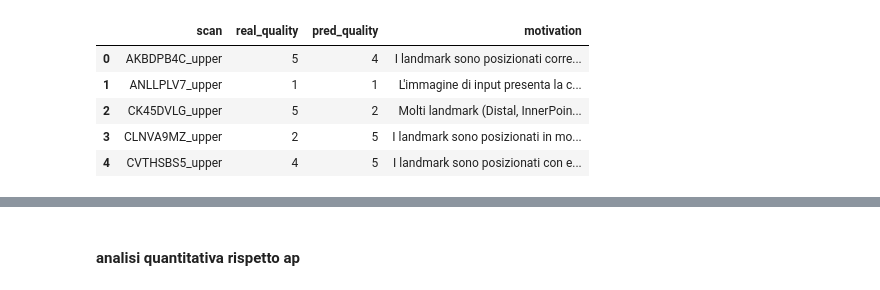
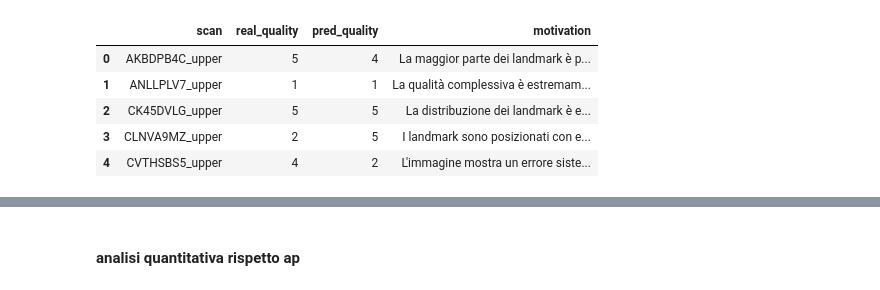
Before and after one commit to aleds96/multi_agent_evaluation_on_intraoral_3D_scans, a Jupyter notebook: notebook/single_agent_arc_eval__4.ipynb, the cells around one changed output, grey strips where cells are left out. Saved outputs shown, nothing was run; the diff lists cells and outputs as text; code cells hidden in the pictures.

```diff
--- a/notebook/single_agent_arc_eval__4.ipynb
+++ b/notebook/single_agent_arc_eval__4.ipynb
@@ -19,34 +23,36 @@ PROJECT ROOT ==> c:\Users\aless\Tesi_Msc\multi_agent_evaluation_on_intraoral_3D_
 # %%
 EXP_ID = "exp_v1_single_agent__20260912_223810"
 EXP_ID = "exp_v2_single_agent__20260912_234512"
 EXP_ID = "exp_v3_single_agent__20260913_010442"
 EXP_ID = "exp_v5_distthr_nocusp_single_agent__20260913_015842"
 EXP_ID = "exp_v8_wlv3_single_agent__20260913_153430"
 #EXP_ID = "exp_v2_single_agent__20260912_234512"
 EXP_ID="exp_v9_walllv_single_agent__20260913_160446"
+EXP_ID="exp_v10_walllv_onlyimgex_single_agent__20260919_171132"
+EXP_ID="exp_v11_walllv_noinputstat_single_agent_wf__20260919_190319"
 
 
 EXP_DIR = PROJECT_ROOT / "experiments" / EXP_ID
 OUTPUTS_PATH = EXP_DIR / "outputs.json"
 EVAL_PATH = EXP_DIR / "evaluation.json"
 CONFIG_PATH = EXP_DIR / "config.json"
 
 DATA_ROOT = PROJECT_ROOT / "dataset"
 SCANS = DATA_ROOT / "toothinstancenet_input"
 GT_ROOT = SCANS
 PRED_CSV = DATA_ROOT / "model_predictions" / "ynlab" / "predictions.csv"
 with open(OUTPUTS_PATH, "r") as f:
     outputs = json.load(f)
 
 experiment_outputs_df = pd.DataFrame(outputs)
 experiment_outputs_df.head()
 # %% [output]
 |  | scan | real_quality | pred_quality | motivation |
-| 0 | AKBDPB4C_upper | 5 | 4 | I landmark sono posizionati corre... |
-| 1 | ANLLPLV7_upper | 1 | 1 | L'immagine di input presenta la c... |
-| 2 | CK45DVLG_upper | 5 | 2 | Molti landmark (Distal, InnerPoin... |
-| 3 | CLNVA9MZ_upper | 2 | 5 | I landmark sono posizionati in mo... |
-| 4 | CVTHSBS5_upper | 4 | 5 | I landmark sono posizionati con e... |
+| 0 | AKBDPB4C_upper | 5 | 4 | La maggior parte dei landmark è p... |
+| 1 | ANLLPLV7_upper | 1 | 1 | La qualità complessiva è estremam... |
+| 2 | CK45DVLG_upper | 5 | 5 | La distribuzione dei landmark è e... |
+| 3 | CLNVA9MZ_upper | 2 | 5 | I landmark sono posizionati con e... |
+| 4 | CVTHSBS5_upper | 4 | 2 | L'immagine mostra un errore siste... |
 # %%
 
 y_true = experiment_outputs_df["real_quality"].astype(int)
```
Also changed, not shown: parts of 7 cells of this notebook, 24 other files.
